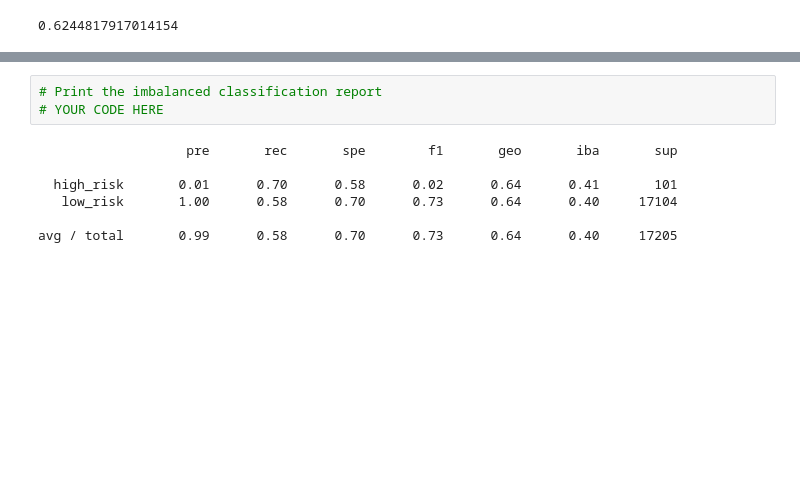
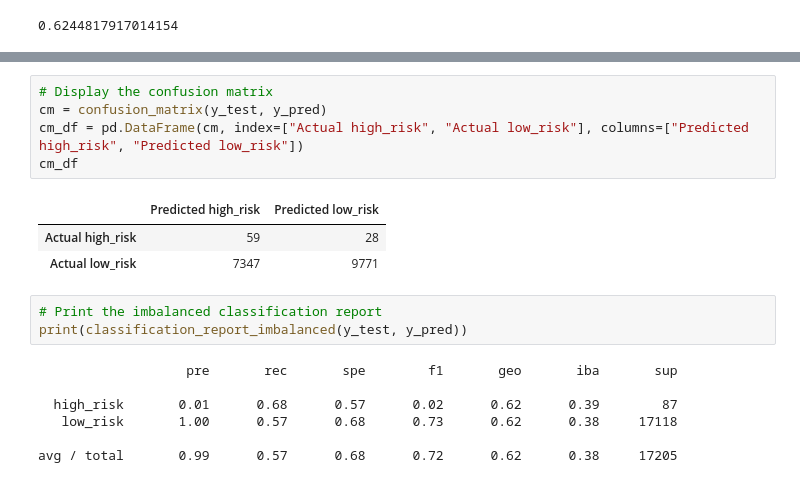
Before and after one commit to Loulwa-Alkaisi/Credit_Risk_Analysis, a Jupyter notebook: credit_risk_resampling.ipynb, the cells around one changed output, grey strips where cells are left out. Saved outputs shown, nothing was run; the diff lists cells and outputs as text; blank space fills up the shorter version.

```diff
--- a/credit_risk_resampling.ipynb
+++ b/credit_risk_resampling.ipynb
@@ -328,10 +322,19 @@ array([[  71,   30],
+# %%
+# Display the confusion matrix
+cm = confusion_matrix(y_test, y_pred)
+cm_df = pd.DataFrame(cm, index=["Actual high_risk", "Actual low_risk"], columns=["Predicted high_risk", "Predicted low_risk"])
+cm_df
+# %% [output]
+|  | Predicted high_risk | Predicted low_risk |
+| Actual high_risk | 59 | 28 |
+| Actual low_risk | 7347 | 9771 |
 # %%
 # Print the imbalanced classification report
-# YOUR CODE HERE
+print(classification_report_imbalanced(y_test, y_pred))
 # %% [output]
                    pre       rec       spe        f1       geo       iba       sup
 
-  high_risk       0.01      0.70      0.58      0.02      0.64      0.41       101
-   low_risk       1.00      0.58      0.70      0.73      0.64      0.40     17104
+  high_risk       0.01      0.68      0.57      0.02      0.62      0.39        87
+   low_risk       1.00      0.57      0.68      0.73      0.62      0.38     17118
 
-avg / total       0.99      0.58      0.70      0.73      0.64      0.40     17205
+avg / total       0.99      0.57      0.68      0.72      0.62      0.38     17205
```
Also changed, not shown: parts of 1 cell of this notebook.
